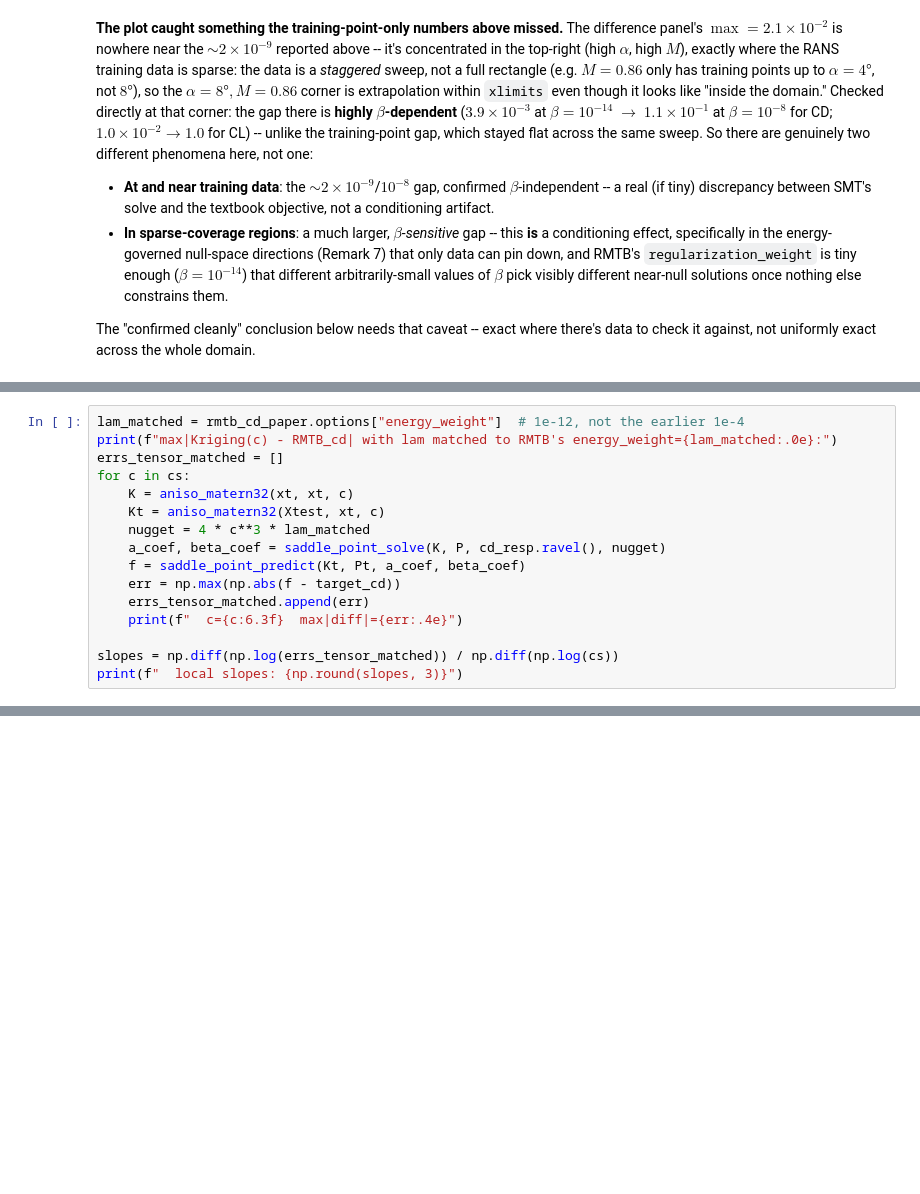
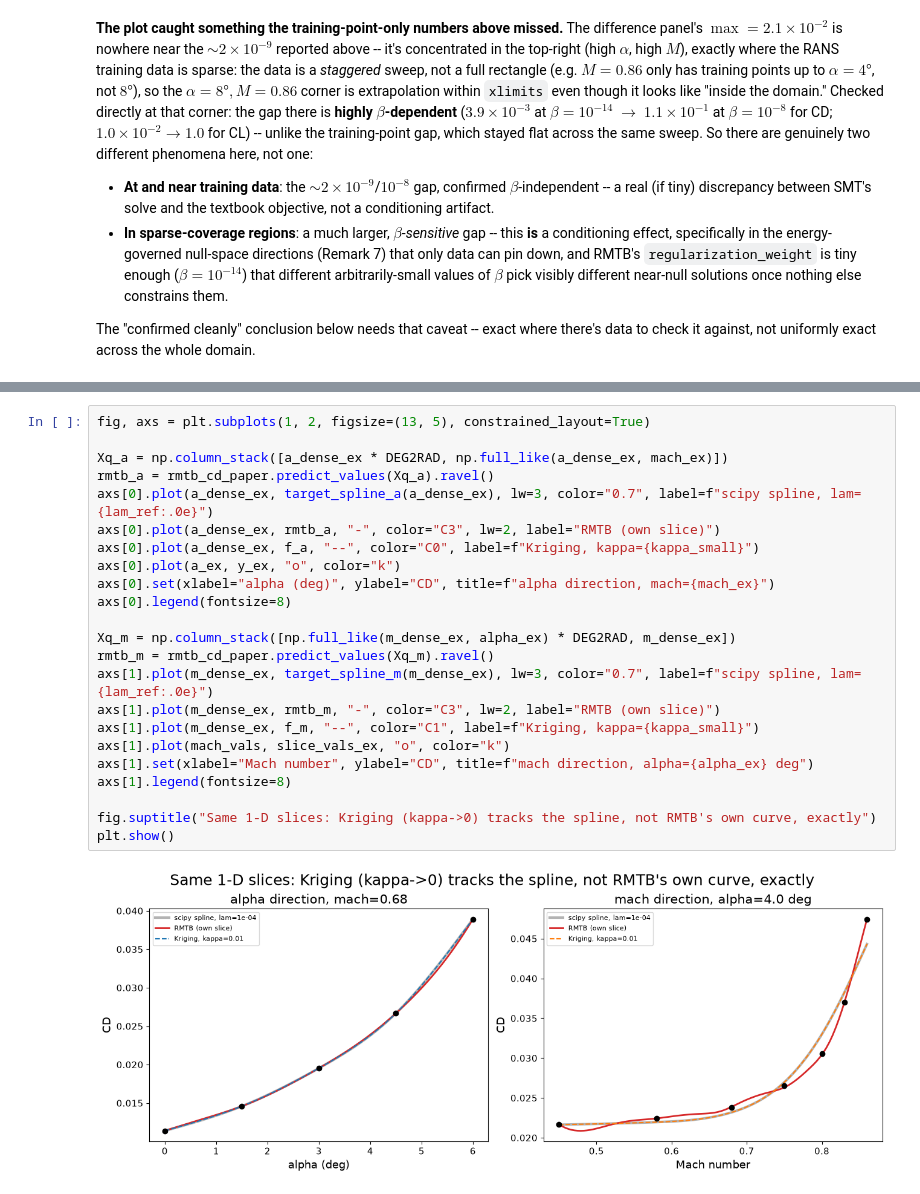
Before and after one commit to nomad-vagabond/krig-splines, a Jupyter notebook: notebooks/test_hypotheses_2D_RANS.ipynb, the cells around one changed output, grey strips where cells are left out. Saved outputs shown, nothing was run; the diff lists cells and outputs as text; blank space fills up the shorter version.

```diff
--- a/notebooks/test_hypotheses_2D_RANS.ipynb
+++ b/notebooks/test_hypotheses_2D_RANS.ipynb
@@ -871,16 +586,0 @@ sweep with $\lambda$ matched to RMTB's actual `energy_weight` this time:
-# %%
-lam_matched = rmtb_cd_paper.options["energy_weight"]  # 1e-12, not the earlier 1e-4
-print(f"max|Kriging(c) - RMTB_cd| with lam matched to RMTB's energy_weight={lam_matched:.0e}:")
-errs_tensor_matched = []
-for c in cs:
-    K = aniso_matern32(xt, xt, c)
-    Kt = aniso_matern32(Xtest, xt, c)
-    nugget = 4 * c**3 * lam_matched
-    a_coef, beta_coef = saddle_point_solve(K, P, cd_resp.ravel(), nugget)
-    f = saddle_point_predict(Kt, Pt, a_coef, beta_coef)
-    err = np.max(np.abs(f - target_cd))
-    errs_tensor_matched.append(err)
-    print(f"  c={c:6.3f}  max|diff|={err:.4e}")
-
-slopes = np.diff(np.log(errs_tensor_matched)) / np.diff(np.log(cs))
-print(f"  local slopes: {np.round(slopes, 3)}")
@@ -925,0 +843,25 @@ plt.show()
+# %%
+fig, axs = plt.subplots(1, 2, figsize=(13, 5), constrained_layout=True)
+
+Xq_a = np.column_stack([a_dense_ex * DEG2RAD, np.full_like(a_dense_ex, mach_ex)])
+rmtb_a = rmtb_cd_paper.predict_values(Xq_a).ravel()
+axs[0].plot(a_dense_ex, target_spline_a(a_dense_ex), lw=3, color="0.7", label=f"scipy spline, lam={lam_ref:.0e}")
+axs[0].plot(a_dense_ex, rmtb_a, "-", color="C3", lw=2, label="RMTB (own slice)")
+axs[0].plot(a_dense_ex, f_a, "--", color="C0", label=f"Kriging, kappa={kappa_small}")
+axs[0].plot(a_ex, y_ex, "o", color="k")
+axs[0].set(xlabel="alpha (deg)", ylabel="CD", title=f"alpha direction, mach={mach_ex}")
+axs[0].legend(fontsize=8)
+
+Xq_m = np.column_stack([np.full_like(m_dense_ex, alpha_ex) * DEG2RAD, m_dense_ex])
+rmtb_m = rmtb_cd_paper.predict_values(Xq_m).ravel()
+axs[1].plot(m_dense_ex, target_spline_m(m_dense_ex), lw=3, color="0.7", label=f"scipy spline, lam={lam_ref:.0e}")
+axs[1].plot(m_dense_ex, rmtb_m, "-", color="C3", lw=2, label="RMTB (own slice)")
+axs[1].plot(m_dense_ex, f_m, "--", color="C1", label=f"Kriging, kappa={kappa_small}")
+axs[1].plot(mach_vals, slice_vals_ex, "o", color="k")
+axs[1].set(xlabel="Mach number", ylabel="CD", title=f"mach direction, alpha={alpha_ex} deg")
+axs[1].legend(fontsize=8)
+
+fig.suptitle("Same 1-D slices: Kriging (kappa->0) tracks the spline, not RMTB's own curve, exactly")
+plt.show()
+# %% [output]
+[figure, added]
```
Also changed, not shown: parts of 45 cells of this notebook, 1 other file.
